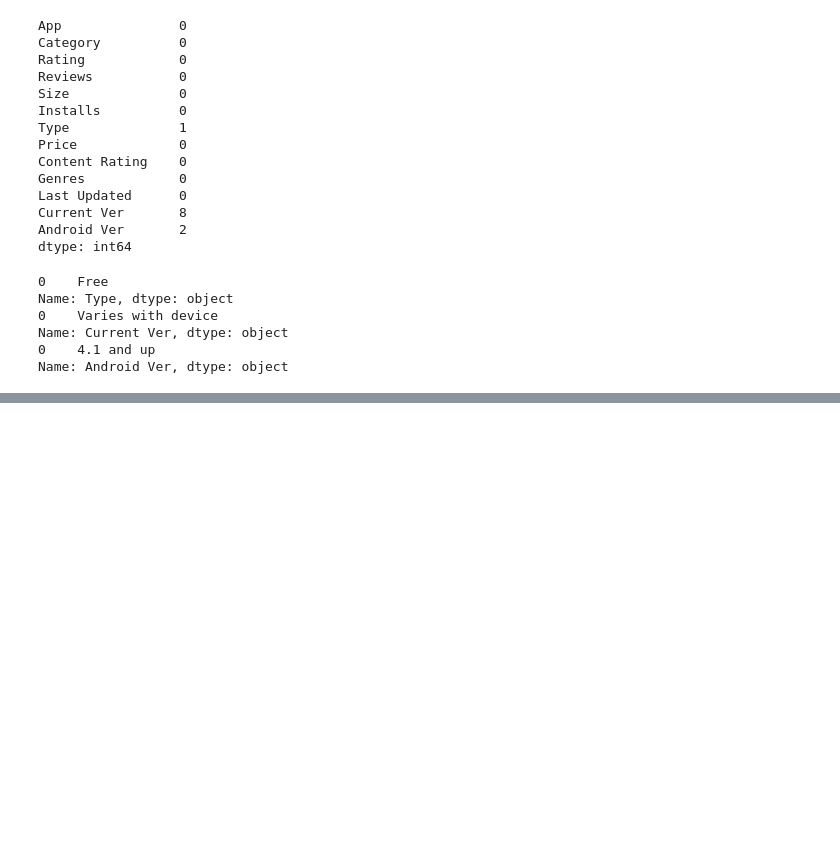
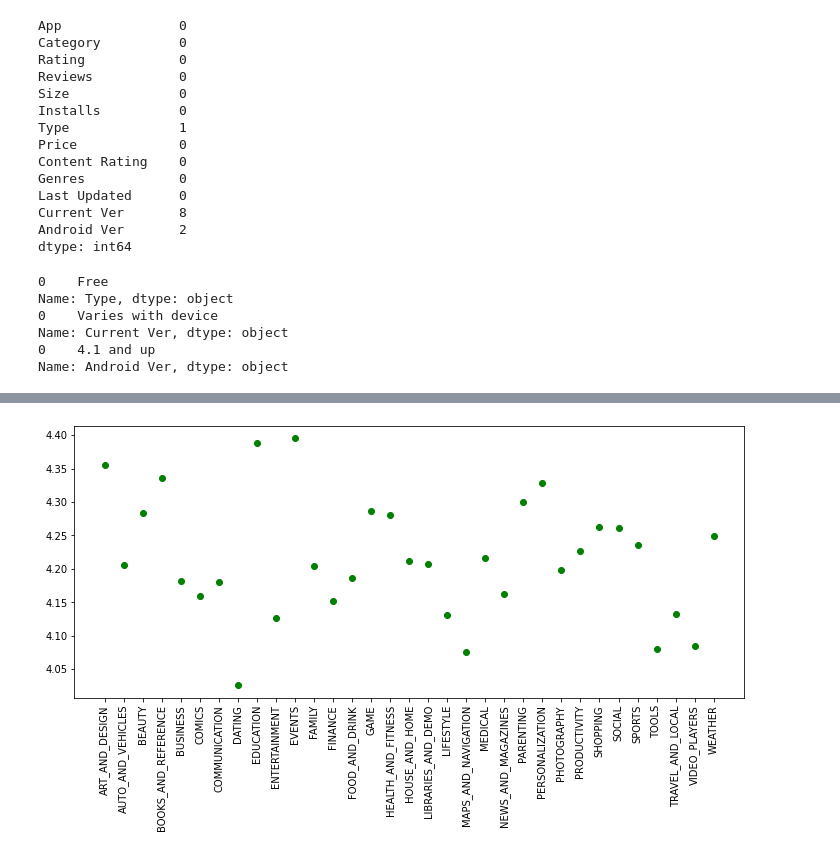
Before and after one commit to Rishiraj-singh7/Google-Apps-Rating, a Jupyter notebook: main.ipynb, the cells around one changed output, grey strips where cells are left out. Cells and saved outputs as stored; diff of their text form; code cells hidden in the pictures; blank space fills up the shorter version.

Commit message:
data visualization

```diff
--- a/main.ipynb
+++ b/main.ipynb
@@ -196,5 +196,5 @@ Name: Android Ver, dtype: object
 # %%
 # Fill the missing categorical values with mode
 google_data['Type'].fillna(str(google_data['Type'].mode().values[0]), inplace=True)
-google_data['Current Ver'].fillna(str(google_data['Current Ver'].mode().values[0]), inplace=True)
-google_data['Android Ver'].fillna(str(google_data['Android Ver'].mode().values[0]), inplace=True)
+google_d#count the number of null values in each column
+google_data.isnull().sum()
@@ -200,0 +219,9 @@ google_data['Android Ver'].fillna(str(google_data['Android Ver'].mode().values[0
+# %%
+### Let's convert Price, Reviews and Ratings into Numerical Values
+google_data['Price'] = google_data['Price'].apply(lambda x: str(x).replace('$', '') if '$' in str(x) else str(x))
+google_data['Price'] = google_data['Price'].apply(lambda x: float(x))
+google_data['Reviews'] = pd.to_numeric(google_data['Reviews'], errors='coerce')
+# %%
+google_data['Installs'] = google_data['Installs'].apply(lambda x: str(x).replace('+', '') if '+' in str(x) else str(x))
+google_data['Installs'] = google_data['Installs'].apply(lambda x: str(x).replace(',', '') if ',' in str(x) else str(x))
+google_data['Installs'] = google_data['Installs'].apply(lambda x: float(x))
@@ -200,0 +256,8 @@ google_data['Android Ver'].fillna(str(google_data['Android Ver'].mode().values[0
+# %%
+grp = google_data.groupby('Category')
+x = grp['Rating'].agg(np.mean)
+y = grp['Price'].agg(np.sum)
+z = grp['Reviews'].agg(np.mean)
+print(x)
+print(y)
+print(z)
@@ -200,0 +282,7 @@ google_data['Android Ver'].fillna(str(google_data['Android Ver'].mode().values[0
+# %%
+plt.figure(figsize=(12,5))
+plt.plot(x, "ro", color='g')
+plt.xticks(rotation=90)
+plt.show()
+# %% [output]
+[figure, added]
```
Also changed, not shown: parts of 8 cells of this notebook.
